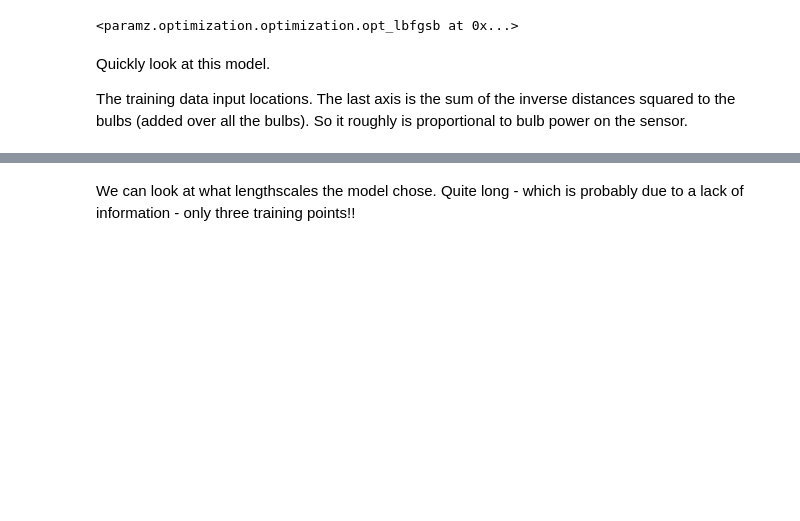
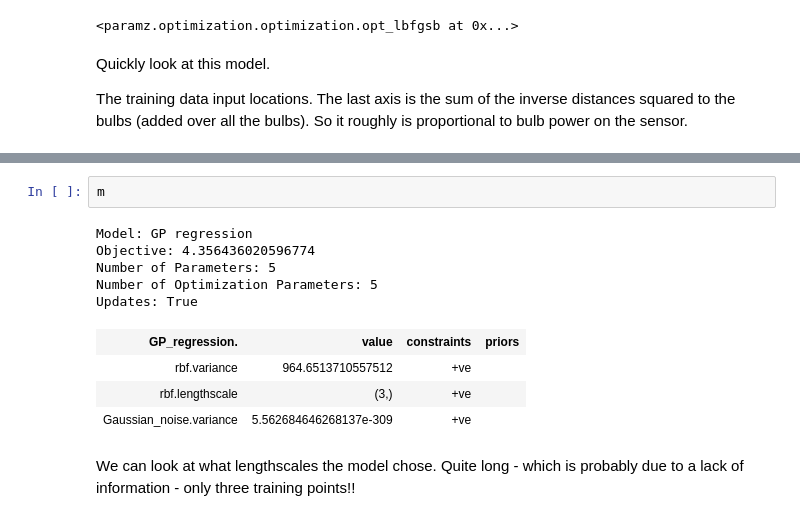
Before and after one commit to lionfish0/chicken, a Jupyter notebook: chicken.ipynb, the cells around one changed output, grey strips where cells are left out. Cells and saved outputs as stored; diff of their text form; blank space fills up the shorter version.

```diff
--- a/chicken.ipynb
+++ b/chicken.ipynb
@@ -81,3 +83,15 @@ array([[ 267.        ,  137.        ,    9.85020508],
+# %%
+m
+# %% [output]
+Model: GP regression
+Objective: 4.356436020596774
+Number of Parameters: 5
+Number of Optimization Parameters: 5
+Updates: True
+| GP_regression. | value | constraints | priors |
+| rbf.variance | 964.6513710557512 | +ve |  |
+| rbf.lengthscale | (3,) | +ve |  |
+| Gaussian_noise.variance | 5.562684646268137e-309 | +ve |  |
 # %% [markdown]
 We can look at what lengthscales the model chose. Quite long - which is probably due to a lack of information - only three training points!!
 # %%
```
Also changed, not shown: parts of 10 cells of this notebook.
